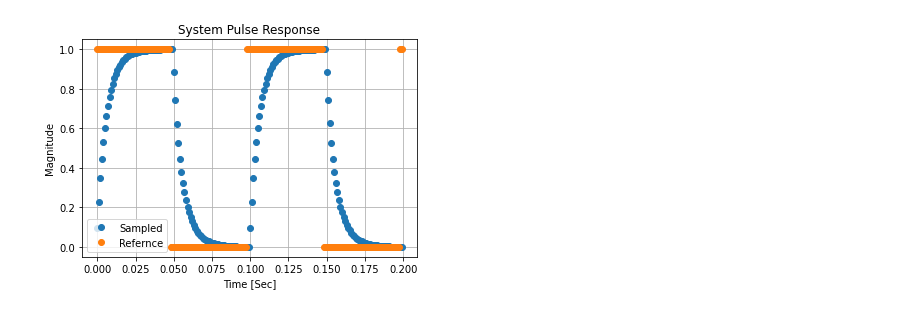
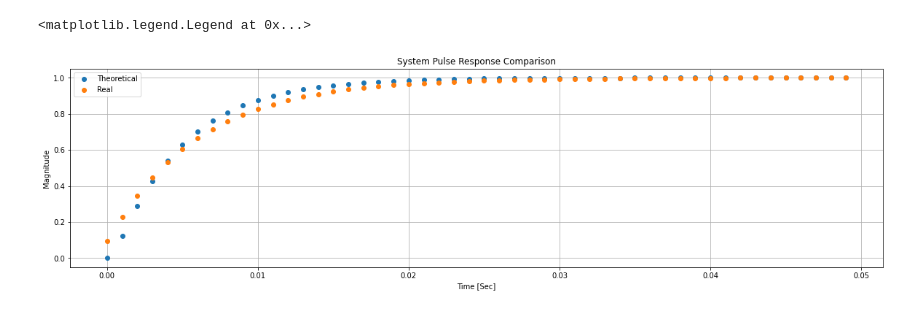
Before and after one commit to lorsi96/System-Identification-Control-for-RCRC-Circuit, a Jupyter notebook: scripts/analysis.ipynb, the cells around one changed output. Saved outputs shown, nothing was run; the diff lists cells and outputs as text; code cells hidden in the pictures.

```diff
--- a/scripts/analysis.ipynb
+++ b/scripts/analysis.ipynb
@@ -5,11 +64,28 @@ import pandas as pd
 
 SR_F_HZ = 1000
 SQ_WAVE_F_HZ = 10
+SAMPLES_PER_PERIOD = SR_F_HZ // SQ_WAVE_F_HZ
 
+# Cargamos los datos.
 data = pd.read_csv('out/step_resp.csv')
-data = data[000:]
+
+# Acotamos entre -1 y 1 los valores leídos.
 for label in ('Data', 'Reference'):
     data[label] -= data[label][:(SR_F_HZ//SQ_WAVE_F_HZ//2)].min()  # OG Data contains values < 0.
     data[label] /= data[label][:(SR_F_HZ//SQ_WAVE_F_HZ//2)].max()
+
+# Acomodamos los datos para que los datos "comiencen" al principio de la señal
+# cuadrada.
 data = data.tail(-data[data['Data'].diff().gt(0.1)].index[0]+1).reset_index(drop=True)
+
+# Agregamos un vector de tiempo.
 data['Time'] = np.arange(len(data)) / SR_F_HZ
+
+# Ploteamos dos ciclos.
+plt.plot(data['Time'][:SAMPLES_PER_PERIOD * 2], data['Data'][:SAMPLES_PER_PERIOD * 2], 'o', label='Sampled')
+plt.plot(data['Time'][:SAMPLES_PER_PERIOD * 2], data['Reference'][:SAMPLES_PER_PERIOD * 2], 'o', label='Reference')
+plt.title('System Pulse Response')
+plt.ylabel('Magnitude')
+plt.xlabel('Time [Sec]')
+plt.legend()
+plt.grid()
@@ -16,10 +119,14 @@ data['Time'] = np.arange(len(data)) / SR_F_HZ
 # %%
-plt.plot(data['Time'][:200], data['Data'][:200], 'o', label='Sampled')
-plt.plot(data['Time'][:200], data['Reference'][:200], 'o', label='Refernce')
-plt.title('System Pulse Response')
+# Comparamos la respuesta al escalón obtenida con el modelo discretizado
+t, hz_out = step_response(hz_1)
+plt.figure(figsize=(20, 5))
+plt.plot(t[:SR_F_HZ//SQ_WAVE_F_HZ//2], hz_out[:SR_F_HZ//SQ_WAVE_F_HZ//2], 'o', label='Theoretical')
+plt.plot(data['Time'][:(SR_F_HZ//SQ_WAVE_F_HZ//2)], data['Data'][:(SR_F_HZ//SQ_WAVE_F_HZ//2)], 'o', label='Real')
+plt.grid()
+plt.title('System Pulse Response Comparison')
 plt.ylabel('Magnitude')
 plt.xlabel('Time [Sec]')
 plt.legend()
-plt.grid()
 # %% [output]
+<matplotlib.legend.Legend at 0x...>
-[figure, old version]
+[figure, new version]
```
Also changed, not shown: parts of 18 cells of this notebook, 9 other files.
